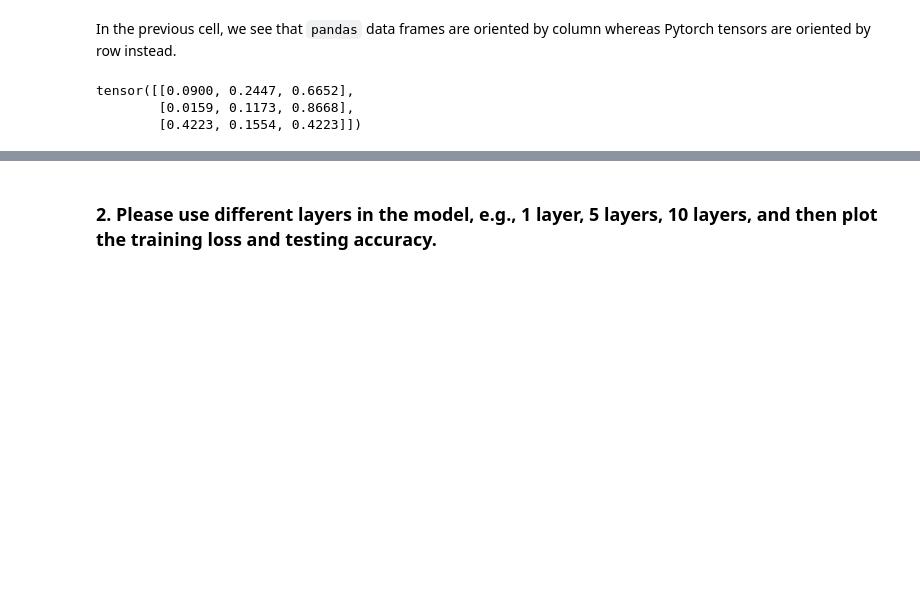
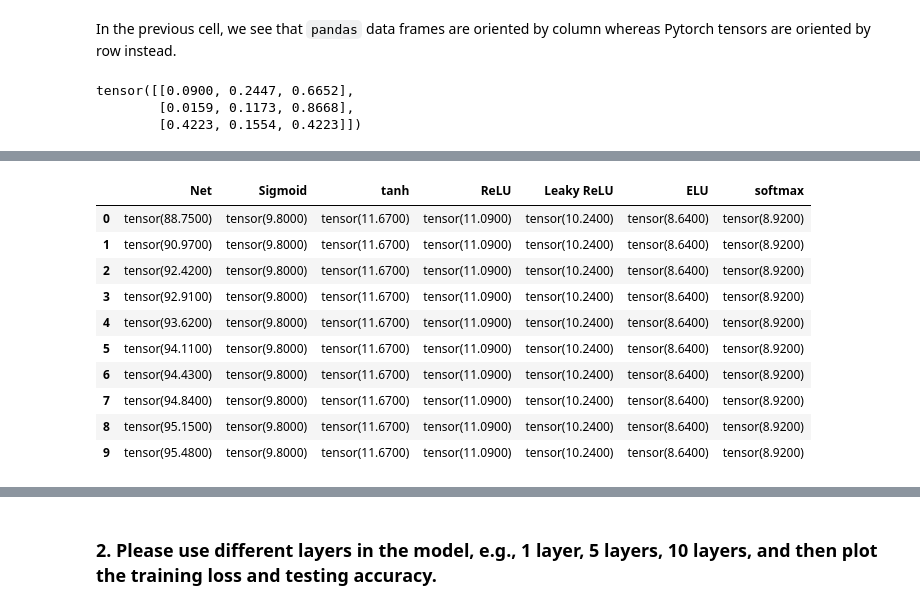
Before and after one commit to lduran2/CIS3715_DataScience_2022, a Jupyter notebook: Lab10/Lab10.ipynb, the cells around one changed output, grey strips where cells are left out. Saved outputs shown, nothing was run; the diff lists cells and outputs as text; code cells hidden in the pictures; blank space fills up the shorter version.

```diff
--- a/Lab10/Lab10.ipynb
+++ b/Lab10/Lab10.ipynb
@@ -379 +448,15 @@ Test set: Average loss: 0.0015, Accuracy: 9540/10000 (95%)
+# %%
+accuracies
+# %% [output]
+|  | Net | Sigmoid | tanh | ReLU | Leaky ReLU | ELU | softmax |
+| 0 | tensor(88.7500) | tensor(9.8000) | tensor(11.6700) | tensor(11.0900) | tensor(10.2400) | tensor(8.6400) | tensor(8.9200) |
+| 1 | tensor(90.9700) | tensor(9.8000) | tensor(11.6700) | tensor(11.0900) | tensor(10.2400) | tensor(8.6400) | tensor(8.9200) |
+| 2 | tensor(92.4200) | tensor(9.8000) | tensor(11.6700) | tensor(11.0900) | tensor(10.2400) | tensor(8.6400) | tensor(8.9200) |
+| 3 | tensor(92.9100) | tensor(9.8000) | tensor(11.6700) | tensor(11.0900) | tensor(10.2400) | tensor(8.6400) | tensor(8.9200) |
+| 4 | tensor(93.6200) | tensor(9.8000) | tensor(11.6700) | tensor(11.0900) | tensor(10.2400) | tensor(8.6400) | tensor(8.9200) |
+| 5 | tensor(94.1100) | tensor(9.8000) | tensor(11.6700) | tensor(11.0900) | tensor(10.2400) | tensor(8.6400) | tensor(8.9200) |
+| 6 | tensor(94.4300) | tensor(9.8000) | tensor(11.6700) | tensor(11.0900) | tensor(10.2400) | tensor(8.6400) | tensor(8.9200) |
+| 7 | tensor(94.8400) | tensor(9.8000) | tensor(11.6700) | tensor(11.0900) | tensor(10.2400) | tensor(8.6400) | tensor(8.9200) |
+| 8 | tensor(95.1500) | tensor(9.8000) | tensor(11.6700) | tensor(11.0900) | tensor(10.2400) | tensor(8.6400) | tensor(8.9200) |
+| 9 | tensor(95.4800) | tensor(9.8000) | tensor(11.6700) | tensor(11.0900) | tensor(10.2400) | tensor(8.6400) | tensor(8.9200) |
 # %%
```
Also changed, not shown: parts of 13 cells of this notebook.
